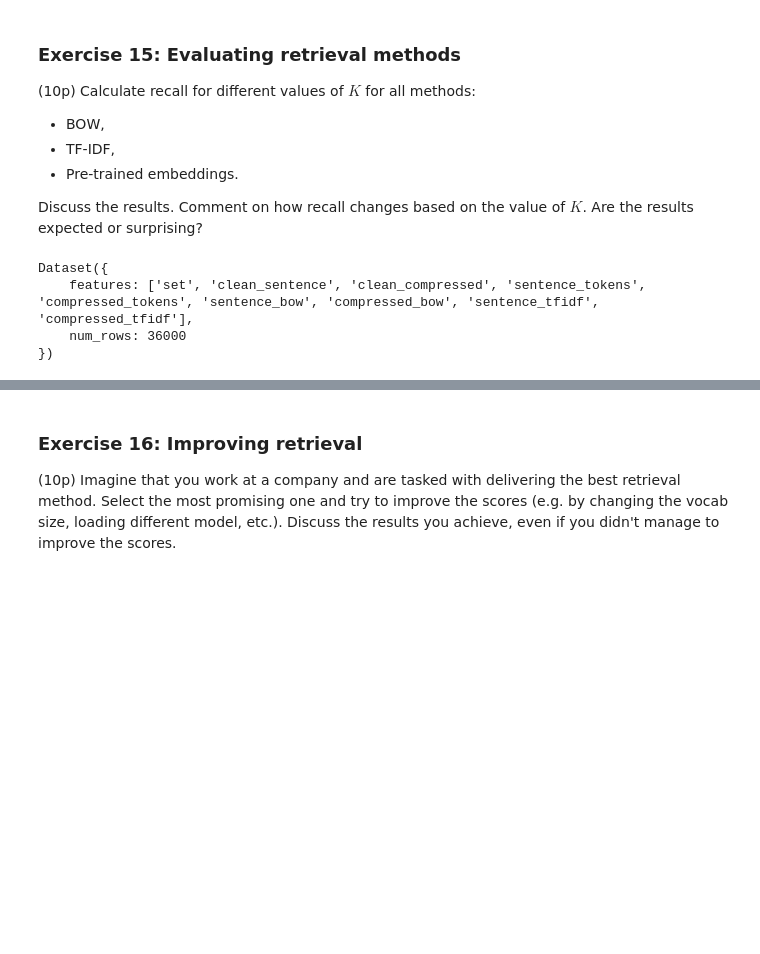
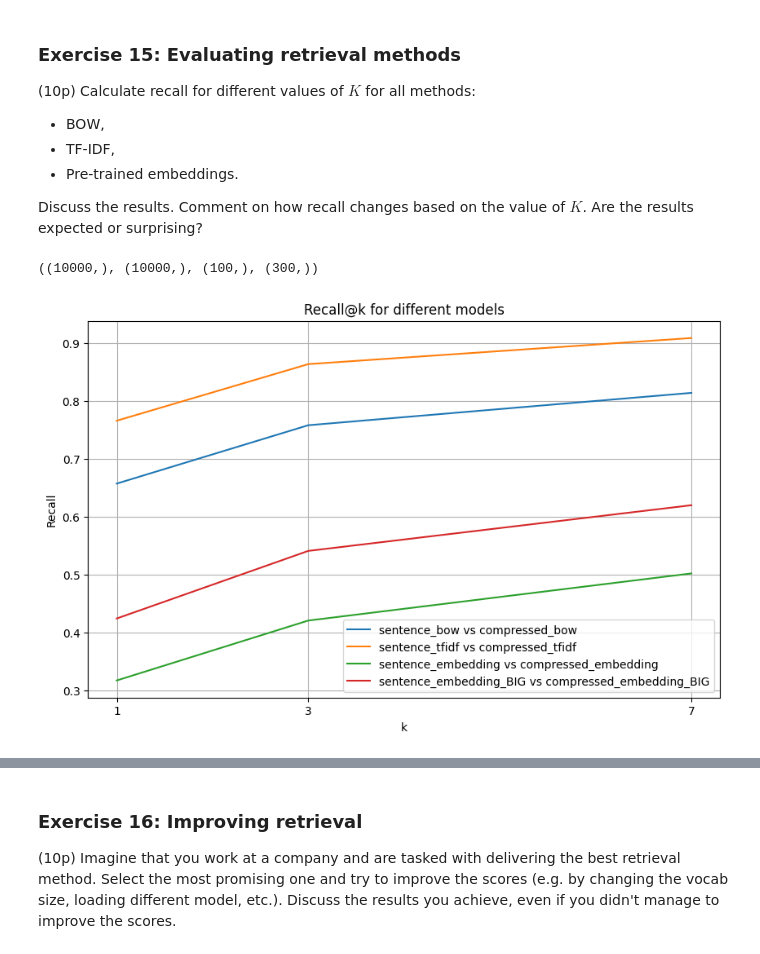
Before and after one commit to MaksiuMilcarz/NLP_Labs, a Jupyter notebook: lab2/lab2_mario.ipynb, the cells around one changed output, grey strips where cells are left out. Saved outputs shown, nothing was run; the diff lists cells and outputs as text; code cells hidden in the pictures; blank space fills up the shorter version.

```diff
--- a/lab2/lab2_mario.ipynb
+++ b/lab2/lab2_mario.ipynb
@@ -1442,8 +1451,8 @@ Here you can see that the new dataset returned a single numpy array containing a
 
 We will be using `text` subset from our dataset to not use too much RAM.
 # %%
-sent_embedding = test_ds['sentence_embedding']
-compr_embedding = test_ds['compressed_embedding']
+sent_embedding = test_ds_2['sentence_embedding']
+compr_embedding = test_ds_2['compressed_embedding']
 print(type(sent_embedding))
 print(sent_embedding.shape)
 print(type(compr_embedding))
@@ -1613,19 +1622,48 @@ print(f'\n{recall_at_1 * 100:.2f}%')
 
 Discuss the results.
 Comment on how recall changes based on the value of $K$. Are the results expected or surprising?
-# %%
-#### YOUR CODE HERE
-# check 3 models and 5 different k values - 1 3 5 7 10
-k_values = [1, 3, 5, 7, 10]
-models = [light_model, glove_model, strong_model]
-
-test_ds_2
-# embed_sentence_word_model_dataset, bag_of_words_dataset
-
-
-### YOUR CODE ENDS HERE
-# %% [output]
-Dataset({
-    features: ['set', 'clean_sentence', 'clean_compressed', 'sentence_tokens', 'compressed_tokens', 'sentence_bow', 'compressed_bow', 'sentence_tfidf', 'compressed_tfidf'],
-    num_rows: 36000
-})
+# %%
+compr_embedding
+sent_embedding
+test_ds_2 = test_ds_2.map(embed_sentence_word_model_dataset_k, fn_kwargs={'model': best_model, 'name': 'BIG'})
+
+sentence_bow = test_ds_2['sentence_bow']
+compressed_bow = test_ds_2['compressed_bow']
+sentence_tfidf = test_ds_2['sentence_tfidf']
+compressed_tfidf = test_ds_2['compressed_tfidf']
+# %%
+sentence_emb_big = test_ds_2['sentence_embedding_BIG']
+compressed_emb_big = test_ds_2['compressed_embedding_BIG']
+
+sentence_bow[1].shape, sentence_tfidf[1].shape , sent_embedding[1].shape, sentence_emb_big[1].shape
+# %% [output]
+((10000,), (10000,), (100,), (300,))
+# %%
+#### YOUR CODE HERE
+# check 3 models and 5 different k values - 1 3 5 7 10
+k_values = [1, 3, 7]
+models = [('sentence_bow', 'compressed_bow'), ("sentence_tfidf",'compressed_tfidf'),('sentence_embedding','compressed_embedding'), ('sentence_embedding_BIG','compressed_embedding_BIG')] # columns
+
+
+recalls_2 = np.zeros((len(models), len(k_values)), dtype=float)
+for j, k in enumerate(k_values):
+    recalls_2[0, j] = calculate_recall(compressed_bow, sentence_bow, k=k)
+    recalls_2[1, j] = calculate_recall(compressed_tfidf,sentence_tfidf, k=k)
+    recalls_2[2, j] = calculate_recall(compr_embedding, sent_embedding, k=k)
+    recalls_2[3, j] = calculate_recall(compressed_emb_big, sentence_emb_big, k=k)
+
+### YOUR CODE ENDS HERE
+# %%
+fig, ax = plt.subplots(figsize=(10, 6))
+for i, (sentence_col, compressed_col) in enumerate(models):
+    ax.plot(k_values, recalls_2[i], label=f'{sentence_col} vs {compressed_col}')
+    ax.set_xticks(k_values)
+    ax.set_xticklabels(k_values)
+    ax.set_xlabel('k')
+    ax.set_ylabel('Recall')
+    ax.set_title('Recall@k for different models')
+    ax.legend()
+plt.grid()
+plt.show()
+# %% [output]
+[figure, added]
```
Also changed, not shown: parts of 34 cells of this notebook, 2 other files.
